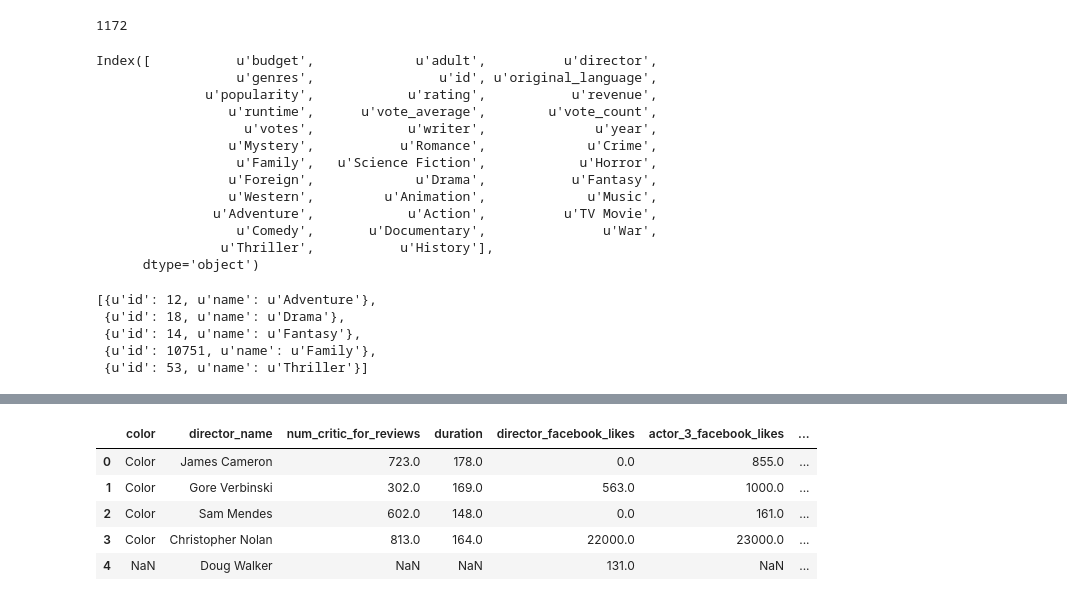
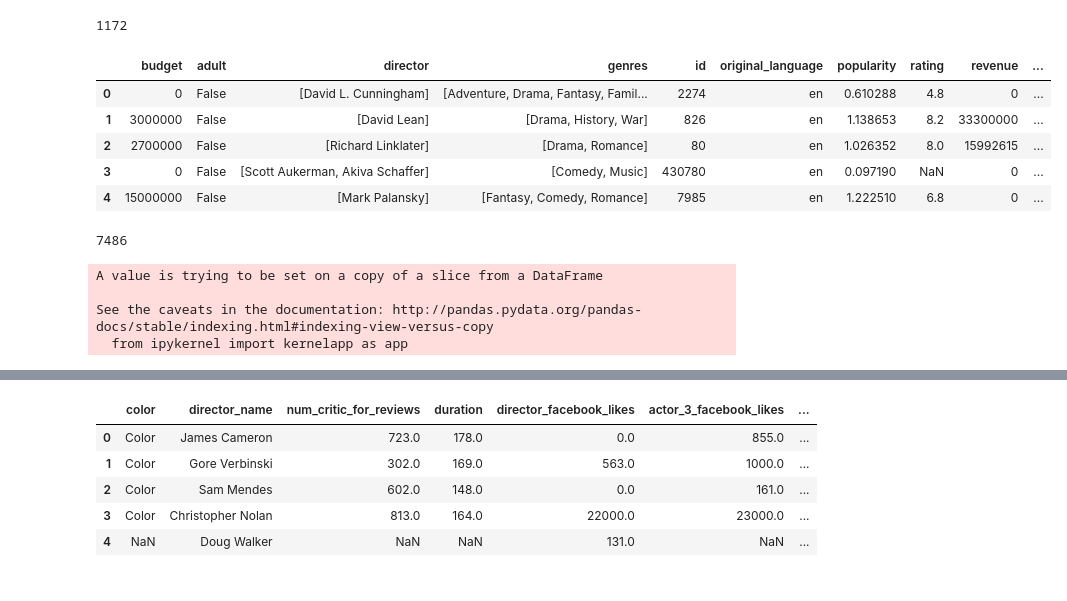
Before and after one commit to xueharry/cs109b-final-project, a Jupyter notebook: milestone3/RandForestsDirect.ipynb, the cells around one changed output, grey strips where cells are left out. Drawn from its saved outputs; the diff is of its cells as text; code cells hidden in the pictures.

```diff
--- a/milestone3/RandForestsDirect.ipynb
+++ b/milestone3/RandForestsDirect.ipynb
@@ -101,18 +104,11 @@ np.sum(full_data_condensed["Mystery"])
 # %% [output]
 1172
 # %%
-full_data_condensed.columns
+full_data_condensed.head()
 # %% [output]
-Index([           u'budget',             u'adult',          u'director',
-                  u'genres',                u'id', u'original_language',
-              u'popularity',            u'rating',           u'revenue',
-                 u'runtime',      u'vote_average',        u'vote_count',
-                   u'votes',            u'writer',              u'year',
-                 u'Mystery',           u'Romance',             u'Crime',
-                  u'Family',   u'Science Fiction',            u'Horror',
-                 u'Foreign',             u'Drama',           u'Fantasy',
-                 u'Western',         u'Animation',             u'Music',
-               u'Adventure',            u'Action',          u'TV Movie',
-                  u'Comedy',       u'Documentary',               u'War',
-                u'Thriller',           u'History'],
-      dtype='object')
+|  | budget | adult | director | genres | id | original_language | popularity | rating | revenue | ... |
+| 0 | 0 | False | [David L. Cunningham] | [Adventure, Drama, Fantasy, Famil... | 2274 | en | 0.610288 | 4.8 | 0 | ... |
+| 1 | 3000000 | False | [David Lean] | [Drama, History, War] | 826 | en | 1.138653 | 8.2 | 33300000 | ... |
+| 2 | 2700000 | False | [Richard Linklater] | [Drama, Romance] | 80 | en | 1.026352 | 8.0 | 15992615 | ... |
+| 3 | 0 | False | [Scott Aukerman, Akiva Schaffer] | [Comedy, Music] | 430780 | en | 0.097190 | NaN | 0 | ... |
+| 4 | 15000000 | False | [Mark Palansky] | [Fantasy, Comedy, Romance] | 7985 | en | 1.222510 | 6.8 | 0 | ... |
@@ -124,8 +114,0 @@ selected = pd.DataFrame({'rating': full_data['vote_average'],
-# %%
-full_data['genres'][0]
-# %% [output]
-[{u'id': 12, u'name': u'Adventure'},
- {u'id': 18, u'name': u'Drama'},
- {u'id': 14, u'name': u'Fantasy'},
- {u'id': 10751, u'name': u'Family'},
- {u'id': 53, u'name': u'Thriller'}]
@@ -131,0 +122,12 @@ full_data['genres'][0]
+# %%
+len(list(set(first_writers)))
+# %% [output]
+7486
+# %%
+for column in ["director", "genres", "writer"]:
+    full_data_condensed.drop(column, axis=1, inplace=True)
+# %% [output]
+A value is trying to be set on a copy of a slice from a DataFrame
+
+See the caveats in the documentation: http://pandas.pydata.org/pandas-docs/stable/indexing.html#indexing-view-versus-copy
+  from ipykernel import kernelapp as app
```
Also changed, not shown: parts of 24 cells of this notebook.
